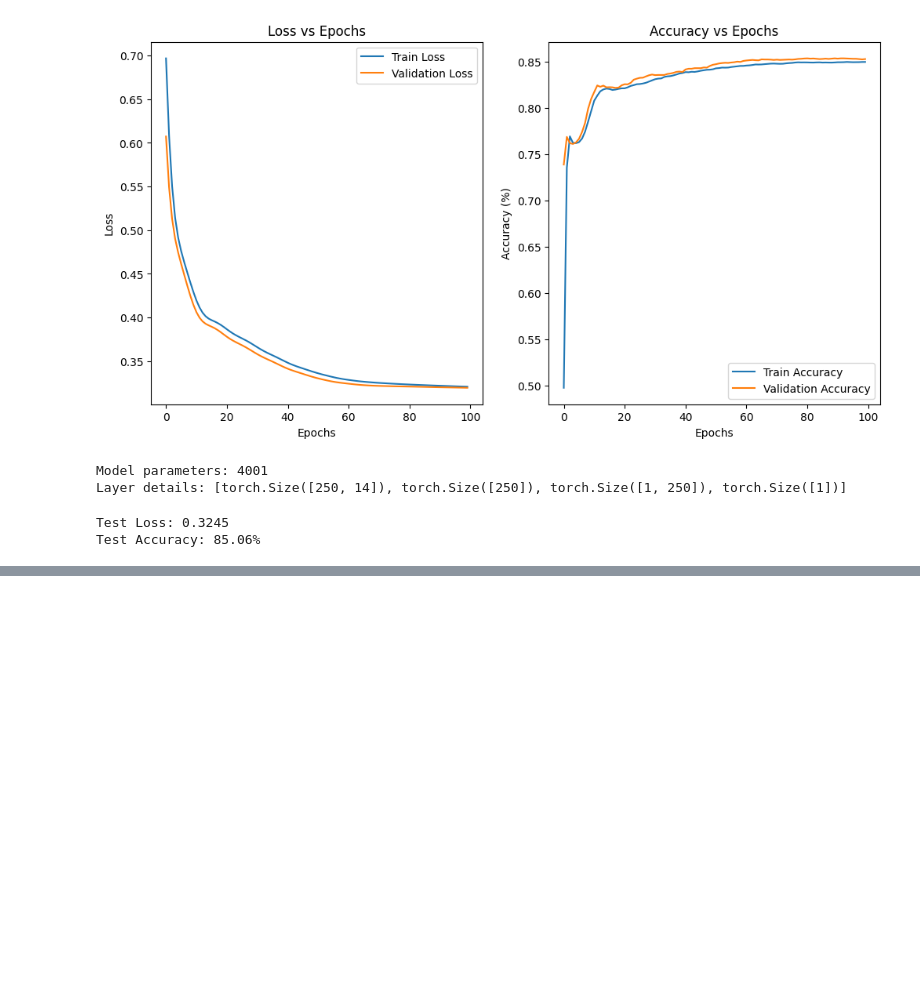
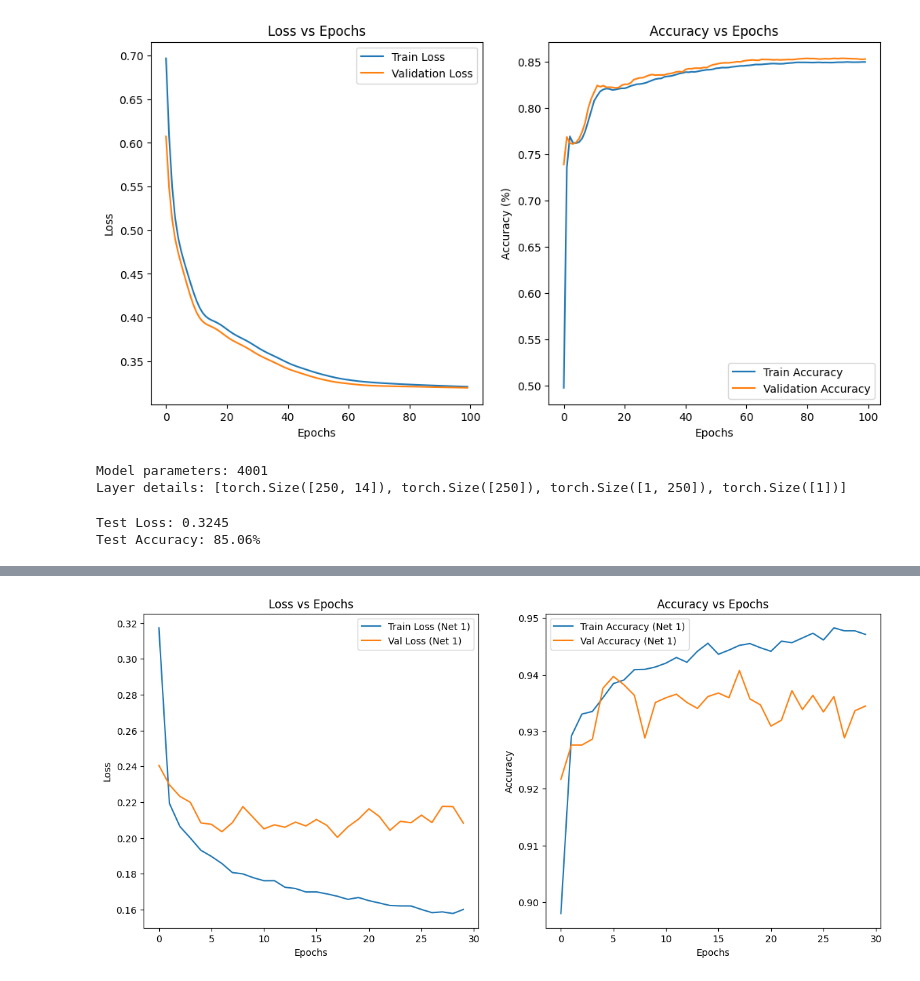
Before and after one commit to samihwar/Deep_learning, a Jupyter notebook: HW1.ipynb, the cells around one changed output, grey strips where cells are left out. Drawn from its saved outputs; the diff is of its cells as text; code cells hidden in the pictures; blank space fills up the shorter version.

Commit message:
still have to make sure and finalize it

```diff
--- a/HW1.ipynb
+++ b/HW1.ipynb
@@ -289,0 +285,12 @@ Test Accuracy: 85.06%
+# %%
+import torch
+import torch.nn as nn
+import torch.optim as optim
+import torchvision
+import torchvision.transforms as transforms
+from torch.utils.data import DataLoader, Subset
+import matplotlib.pyplot as plt
+from sklearn.model_selection import train_test_split
+
+device = torch.device("cuda" if torch.cuda.is_available() else "cpu")
+print(f"Using device: {device}")
@@ -289,0 +365,84 @@ Test Accuracy: 85.06%
+# %%
+input_size = 28*28
+hidden_size = 64
+output_size = 4
+learning_rate = 0.001
+num_epochs = 30
+# %%
+model = Network1(input_size, output_size).to(device)  # Move model to GPU
+criterion = nn.CrossEntropyLoss()
+optimizer = optim.Adam(model.parameters(), lr=learning_rate)
+
+# Training and validation
+train_losses, val_losses = [], []
+train_accuracies, val_accuracies = [], []
+
+for epoch in range(num_epochs):
+    # Training
+    model.train()
+    running_loss, correct, total = 0.0, 0, 0
+    for inputs, labels in train_loader_4:
+        inputs, labels = inputs.to(device), labels.to(device)  # Move data to GPU
+        optimizer.zero_grad()
+        outputs = model(inputs)
+        loss = criterion(outputs, labels)
+        loss.backward()
+        optimizer.step()
+
+        running_loss += loss.item() * inputs.size(0)
+        _, predicted = torch.max(outputs, 1)
+        total += labels.size(0)
+        correct += (predicted == labels).sum().item()
+    train_losses.append(running_loss / total)
+    train_accuracies.append(correct / total)
+
+    # Validation
+    model.eval()
+    running_loss, correct, total = 0.0, 0, 0
+    with torch.no_grad():
+        for inputs, labels in val_loader_4:
+            inputs, labels = inputs.to(device), labels.to(device)  # Move data to GPU
+            outputs = model(inputs)
+            loss = criterion(outputs, labels)
+            running_loss += loss.item() * inputs.size(0)
+            _, predicted = torch.max(outputs, 1)
+            total += labels.size(0)
+            correct += (predicted == labels).sum().item()
+    val_losses.append(running_loss / total)
+    val_accuracies.append(correct / total)
+
+    # Print accuracy every 10 epochs
+    if (epoch + 1) % 10 == 0:
+        print(f"Epoch {epoch+1}/{num_epochs}: "
+              f"Train Accuracy = {train_accuracies[-1]:.4f}, "
+              f"Validation Accuracy = {val_accuracies[-1]:.4f}")
+
+# Plot loss and accuracy
+plt.figure(figsize=(14, 6))
+
+# Loss
+plt.subplot(1, 2, 1)
+plt.plot(train_losses, label='Train Loss (Net 1)')
+plt.plot(val_losses, label='Val Loss (Net 1)')
+plt.xlabel('Epochs')
+plt.ylabel('Loss')
+plt.legend()
+plt.title('Loss vs Epochs')
+
+# Accuracy
+plt.subplot(1, 2, 2)
+plt.plot(train_accuracies, label='Train Accuracy (Net 1)')
+plt.plot(val_accuracies, label='Val Accuracy (Net 1)')
+plt.xlabel('Epochs')
+plt.ylabel('Accuracy')
+plt.legend()
+plt.title('Accuracy vs Epochs')
+
+plt.show()
+
+print(f"Total number of parameters in the model: {sum(p.numel() for p in model.parameters())}")
+print(f"Final Train Loss: {train_losses[-1]}")
+print(f"Final Validation Loss: {val_losses[-1]}")
+print(f"Final Train Accuracy: {train_accuracies[-1]}")
+print(f"Final Validation Accuracy: {val_accuracies[-1]}")
+# %% [output]
@@ -289,0 +452 @@ Test Accuracy: 85.06%
+[figure, added]
```
Also changed, not shown: parts of 10 cells of this notebook.
